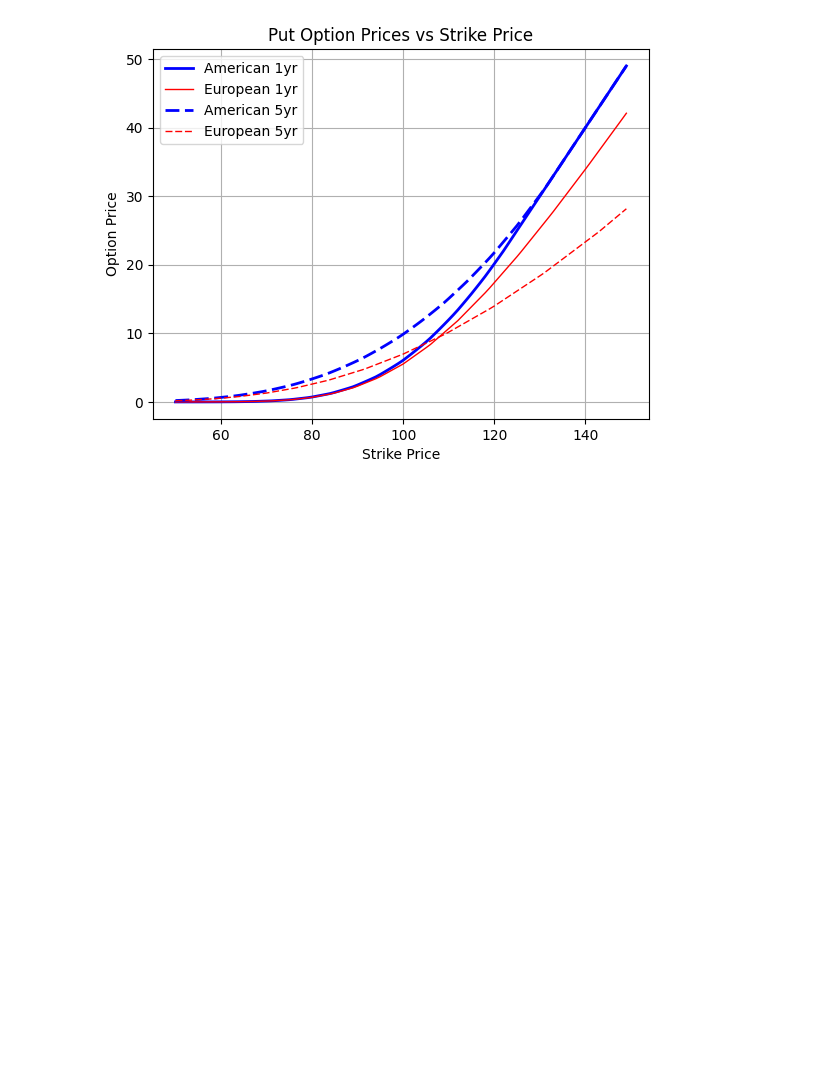
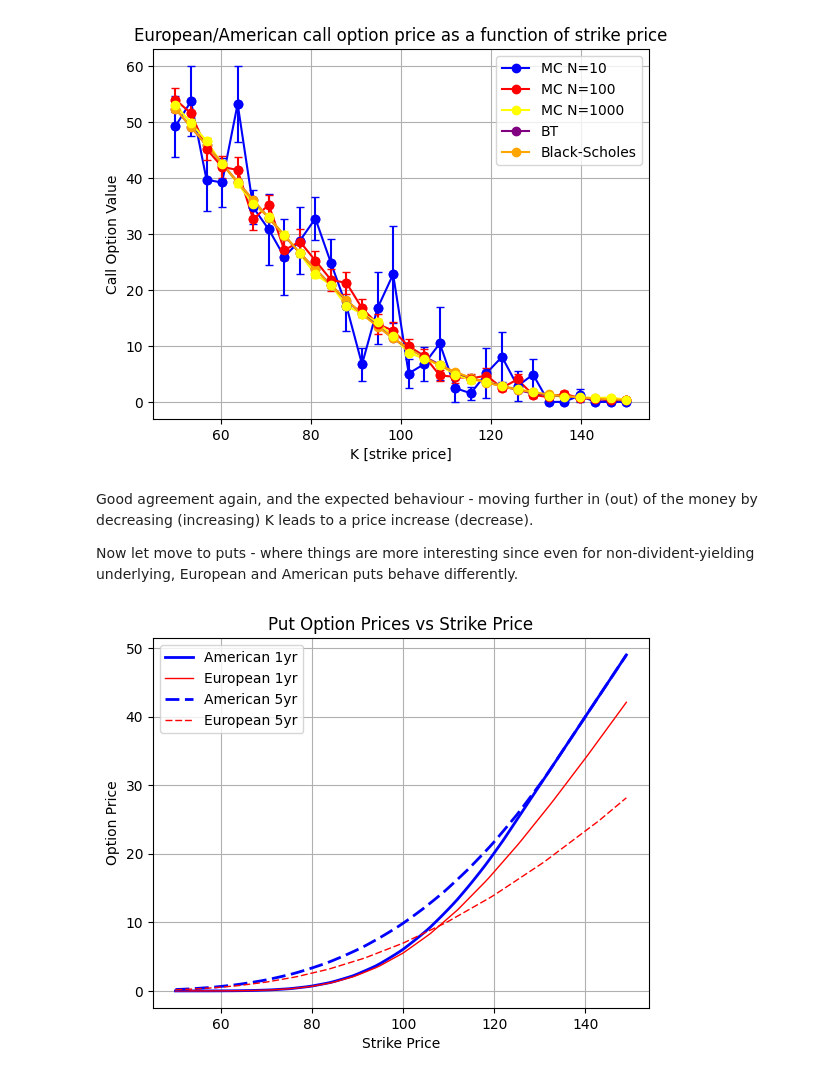
Before and after one commit to rebalkin/Quant-portfolio, a Jupyter notebook: notebooks/option_pricing.ipynb, the cells around one changed output. Cells and saved outputs as stored; diff of their text form; code cells hidden in the pictures; blank space fills up the shorter version.

```diff
--- a/notebooks/option_pricing.ipynb
+++ b/notebooks/option_pricing.ipynb
@@ -63,3 +58,50 @@ for i in range(50,150,1):
+# %%
+Krange = np.linspace(50,150,30)
+S0 = 100
+T = 1
+r = 0.05
+sigma = 0.2
+payoff = lambda S:po.payoff_call(S,K)
+price_mc_1e1 = []
+price_mc_1e2 = []
+price_mc_1e3 = []
+price_bt_1step = []
+price_bt_10step = []
+price_bs = []
+for K in Krange:
+    price_mc_1e1.append(mc.MC_price(S0,r,sigma,T,T,payoff,10**1))
+    price_mc_1e2.append(mc.MC_price(S0,r,sigma,T,T,payoff,10**2))
+    price_mc_1e3.append(mc.MC_price(S0,r,sigma,T,T,payoff,10**3))
+    price_bt_1step.append(bt.eval_option_tree(S0,K,r,sigma,1,1,'call','european'))
+    price_bt_10step.append(bt.eval_option_tree(S0,K,r,sigma,1,10,'call','european'))
+    price_bs.append(bs.bs_formula_price(S0, K, r, 0,sigma, T, 'call'))
+price_mc_1e1 = np.array(price_mc_1e1)
+price_mc_1e2 = np.array(price_mc_1e2)
+price_mc_1e3 = np.array(price_mc_1e3)
+price_bt_1step = np.array(price_bt_1step)
+price_bt_10step = np.array(price_bt_10step)
+price_bs = np.array(price_bs)
+# %%
+plt.plot(Krange, price_mc_1e1[:,0], marker='o',color='blue',label='MC N=10')
+plt.errorbar(Krange, price_mc_1e1[:,0], yerr=price_mc_1e1[:,1], fmt='o', color='blue', capsize=3)
+plt.plot(Krange, price_mc_1e2[:,0], marker='o',color='red',label='MC N=100')
+plt.errorbar(Krange, price_mc_1e2[:,0], yerr=price_mc_1e2[:,1], fmt='o', color='red', capsize=3)
+plt.plot(Krange, price_mc_1e3[:,0], marker='o',color='yellow',label='MC N=1000')
+plt.errorbar(Krange, price_mc_1e3[:,0], yerr=price_mc_1e3[:,1], fmt='o', color='yellow', capsize=3)
+# plt.plot(Krange, price_bt_1step, marker='o',color='green',label='BT 1 step')
+plt.plot(Krange, price_bt_10step, marker='o',color='purple',label='BT')
+plt.plot(Krange, price_bs, marker='o',color='orange',label='Black-Scholes')
+plt.xlabel("K [strike price]")
+plt.ylabel("Call Option Value")
+plt.title("European/American call option price as a function of strike price")
+plt.legend()
+plt.grid(True)
+# %% [output]
+[figure, added]
+# %% [markdown]
+Good agreement again, and the expected behaviour - moving further in (out) of the money by decreasing (increasing) K leads to a price increase (decrease).
+
+Now let move to puts - where things are more interesting since even for non-divident-yielding underlying, European and American puts behave differently.
 # %%
 strikes = [x[0] for x in american_call_prices]
 american_values = [x[1] for x in american_put_prices]
```
Also changed, not shown: parts of 8 cells of this notebook, 2 other files.
